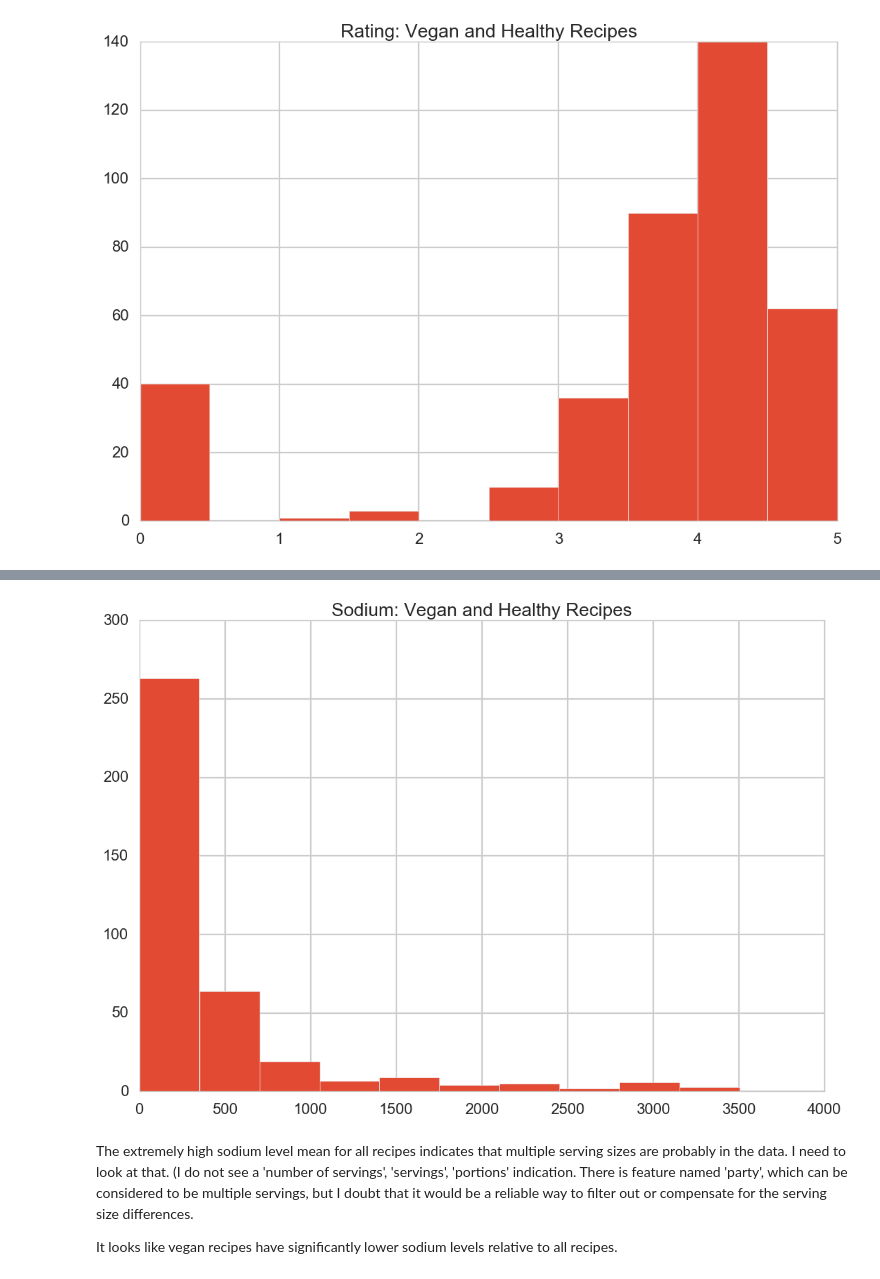
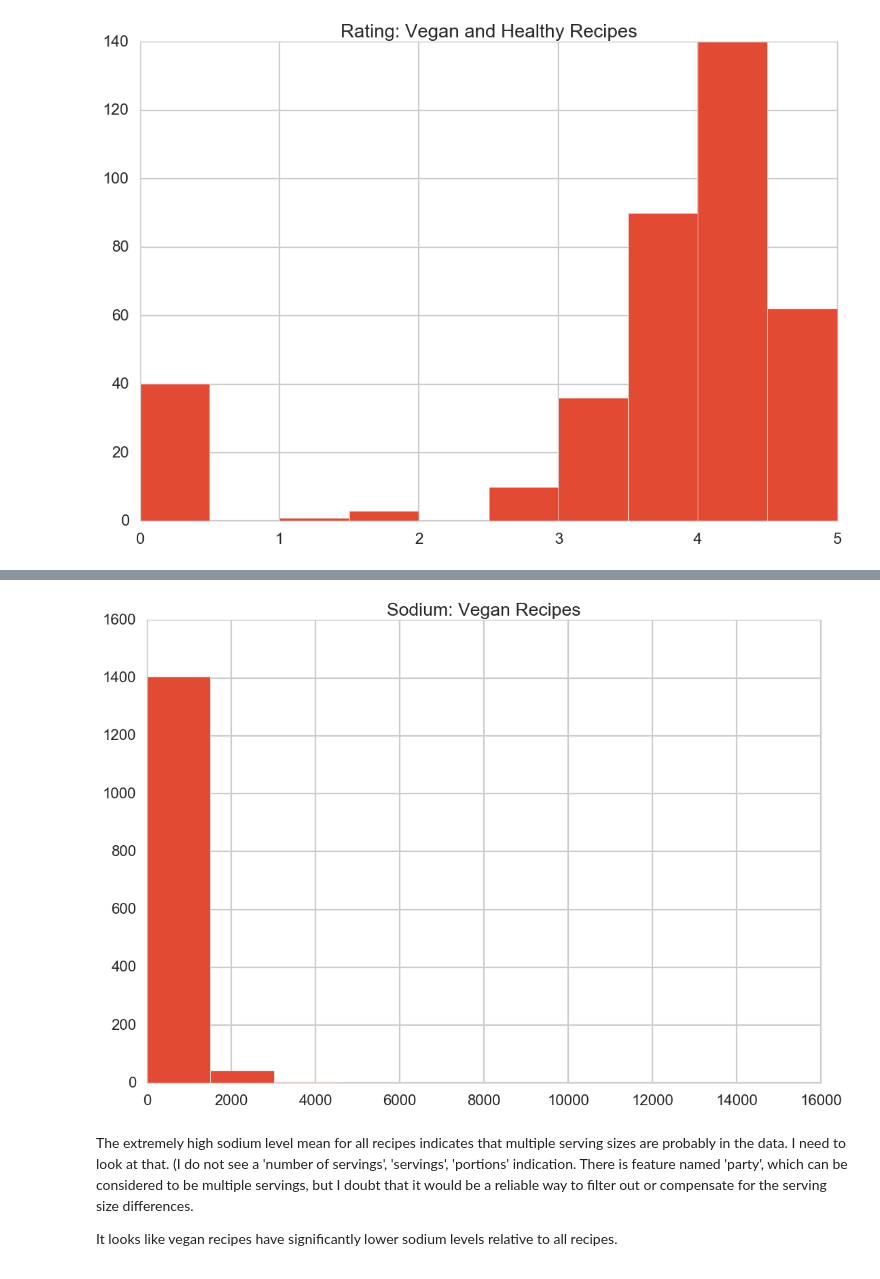
Before and after one commit to GailQ/Springboard---Data-Science-Intensive, a Jupyter notebook: Capstone Project-checkpoint.ipynb, the cells around one changed output, grey strips where cells are left out. Saved outputs shown, nothing was run; the diff lists cells and outputs as text; code cells hidden in the pictures.

```diff
--- a/Capstone Project-checkpoint.ipynb
+++ b/Capstone Project-checkpoint.ipynb
@@ -162,2 +169,4 @@ dfwi
+# %%
+df = df.loc[:,(df !=0).any(axis=0)]  # remove unused columns
 # %% [markdown]
 ### There are still 605 columns! There are fewer empty columns than I thought.
@@ -338,9 +381,9 @@ plt.show()
 # %%
-plt.hist(dfhealthy1.sodium)
-plt.title("Sodium: Vegan and Healthy Recipes")
+plt.hist(dfvegan.sodium)
+plt.title("Sodium: Vegan Recipes")
 plt.show()
 # %% [output]
-[figure, old version]
+[figure, new version]
 # %% [markdown]
 The extremely high sodium level mean for all recipes indicates that multiple serving sizes are probably in the data. I need to look at that. (I do not see a 'number of servings', 'servings', 'portions' indication. There is feature named 'party', which can be considered to be multiple servings, but I doubt that it would be a reliable way to filter out or compensate for the serving size differences.
 
```
Also changed, not shown: parts of 42 cells of this notebook.
